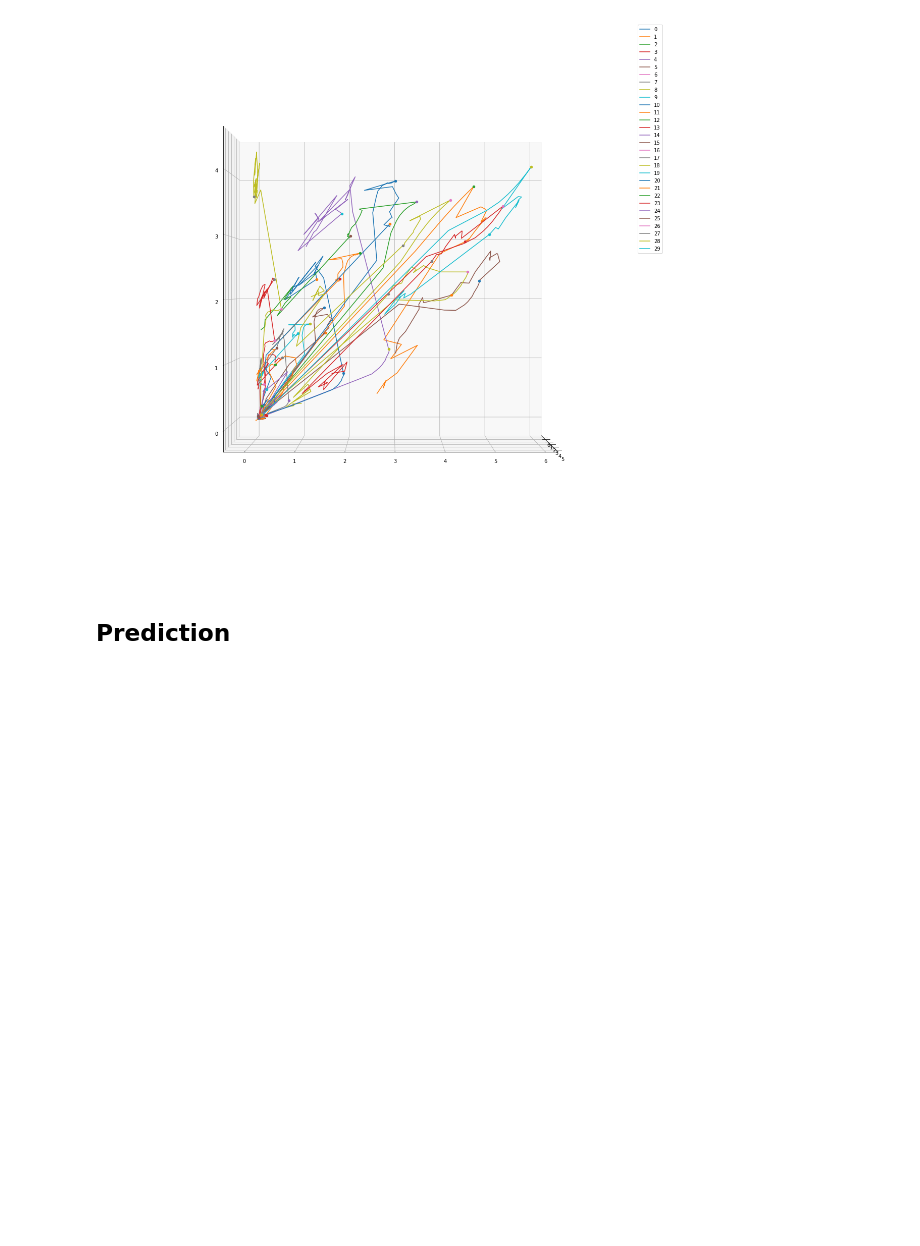
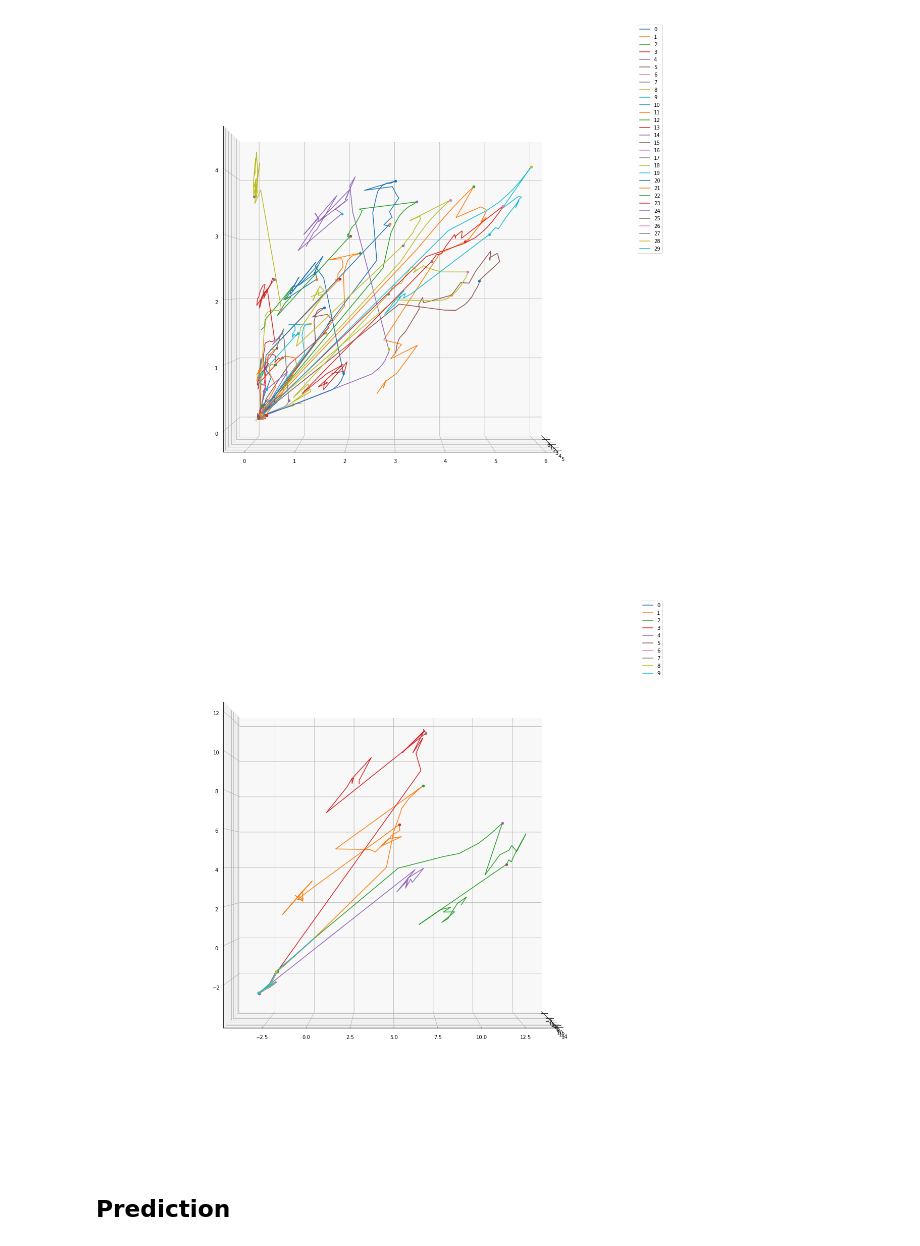
Before and after one commit to codelalala/ComputerVision, a Jupyter notebook: MLP_MNIST-Fashion.ipynb, the cells around one changed output. Drawn from its saved outputs; the diff is of its cells as text; code cells hidden in the pictures; blank space fills up the shorter version.

```diff
--- a/MLP_MNIST-Fashion.ipynb
+++ b/MLP_MNIST-Fashion.ipynb
@@ -639,6 +639,18 @@ ax.view_init(0, 0)
 # plt.legend()
 # %% [output]
 [figure]
+# %%
+fig=plt.figure(0,figsize=(20,20))
+ax=fig.gca(projection='3d')
+for i in range(10):
+    ax.plot(activation_value_h2[0][i],activation_value_h2[1][i],activation_value_h2[2][i],label=i)
+    #plt.plot(activation_value_h1[0][i],activation_value_h1[1][i],label=i)
+    ax.scatter(activation_value_h2[0][i][11],activation_value_h2[1][i][11],activation_value_h2[2][i][11],'ro',label=None)
+    ax.scatter(activation_value_h2[0][i][22],activation_value_h2[1][i][22],activation_value_h2[2][i][22],'ro',label=None)
+ax.legend()
+ax.view_init(0, 0)
+# %% [output]
+[figure, added]
 # %% [markdown]
 ## Prediction
 # %%
```
Also changed, not shown: 1 other file.
